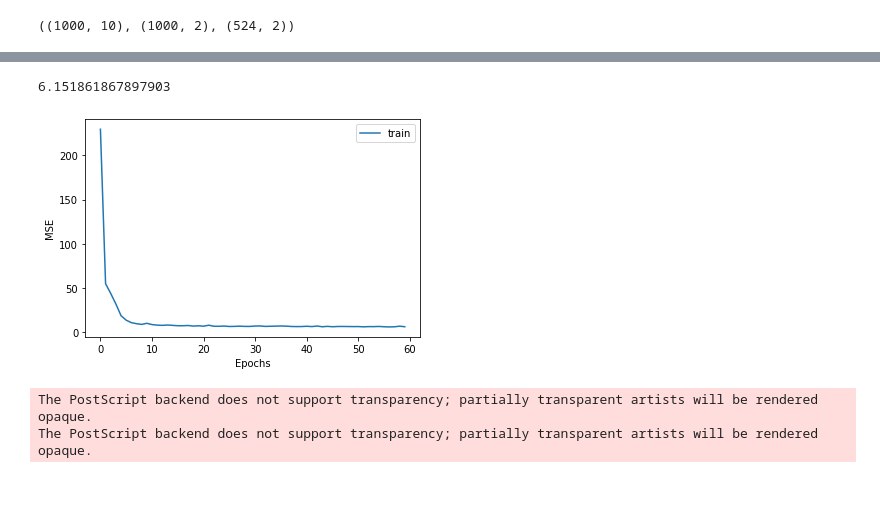
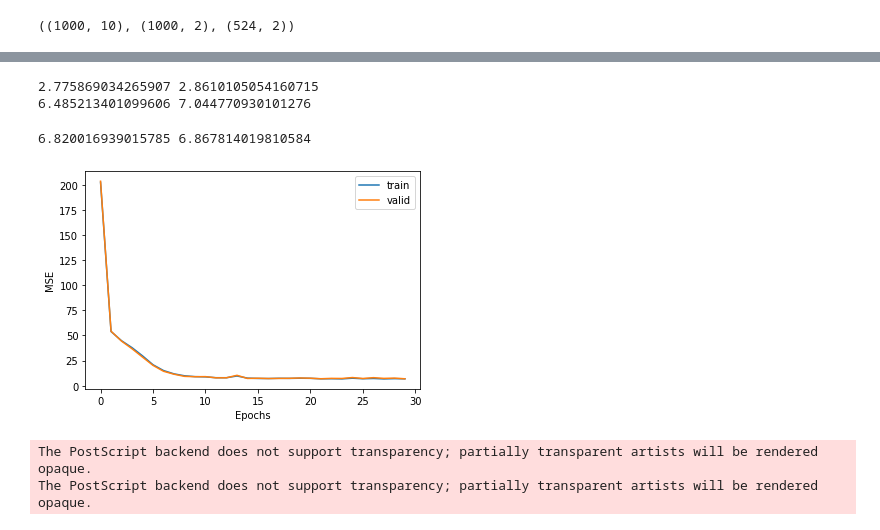
Before and after one commit to sd3ntato/ML-Project, a Jupyter notebook: CUP.ipynb, the cells around one changed output, grey strips where cells are left out. Cells and saved outputs as stored; diff of their text form; code cells hidden in the pictures; blank space fills up the shorter version.

```diff
--- a/CUP.ipynb
+++ b/CUP.ipynb
@@ -36,6 +36,12 @@ n.train(tx, ty, 1e-03,
   measure_interval=20,
   val_x= vx, val_y=vy )
 clear_output()
+# %%
+print(n.MED(tx,ty),n.MED(vx,vy))
+print(n.train_history[-1],n.valid_history[-1])
+# %% [output]
+2.775869034265907 2.8610105054160715
+6.485213401099606 7.044770930101276
 # %%
 #final training
 n.train(x, y, 1e-03,
@@ -48,16 +54,16 @@ n.train(x, y, 1e-03,
 clear_output()
 # %%
 plt.plot(n.train_history[:],label = 'train')
-#plt.plot(n.valid_history[:],label = 'valid')
+plt.plot(n.valid_history[:],label = 'valid')
 plt.legend()
 plt.ylabel('MSE')
 plt.xlabel('Epochs')
-print(n.train_history[-1])#,n.valid_history[-1])
+print(n.train_history[-1],n.valid_history[-1])
 #plt.savefig('CUP_images/CUP.eps',format='eps')
-n.save('CUP_complete.net')
+#n.save('CUP_complete.net')
 # %% [output]
-6.151861867897903
+6.820016939015785 6.867814019810584
-[figure, old version]
+[figure, new version]
 # %%
 def lambda_study(lambdas):
     t=[] #train MSE
```
Also changed, not shown: parts of 2 cells of this notebook, 1 other file.
